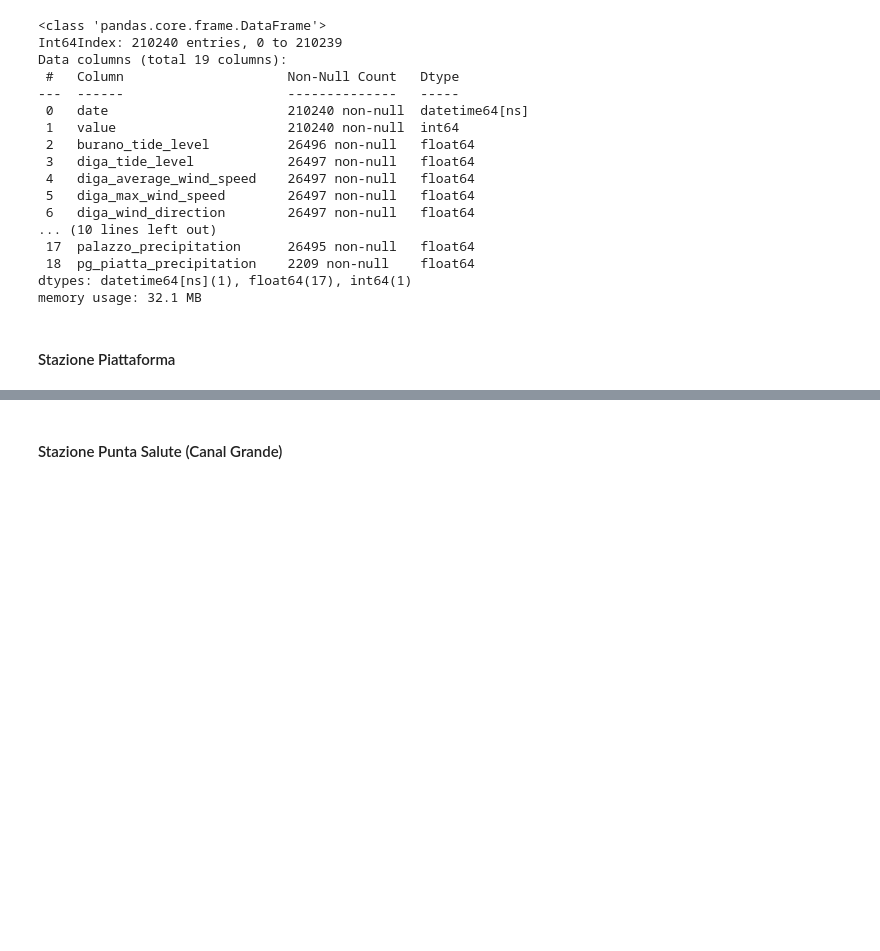
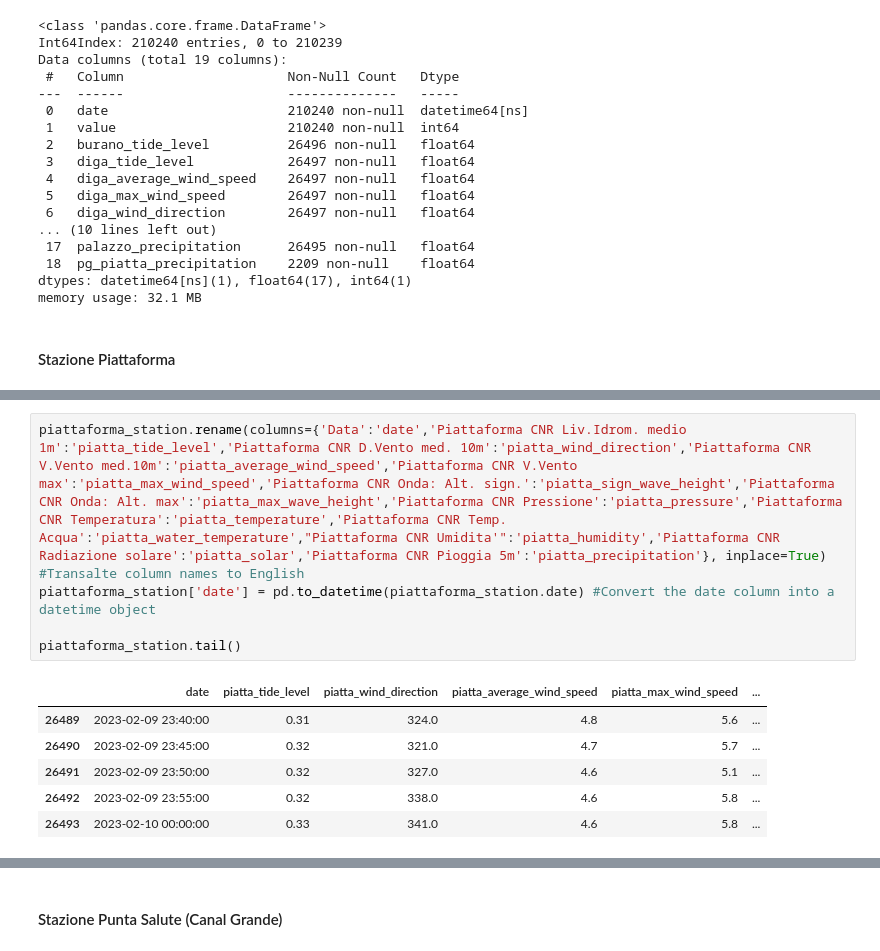
Before and after one commit to cyrilmichino/venice-meteo-analysis, a Jupyter notebook: notebook.ipynb, the cells around one changed output, grey strips where cells are left out. Cells and saved outputs as stored; diff of their text form; blank space fills up the shorter version.

Commit message:
Piattaforma Stazione Data Consolidation

```diff
--- a/notebook.ipynb
+++ b/notebook.ipynb
@@ -535,3 +535,15 @@ piattaforma_station.head()
 | 2 | 2022-11-10 00:10:00 | 0.63 | 32.0 | 6.6 | 7.6 | ... |
 | 3 | 2022-11-10 00:15:00 | 0.62 | 36.0 | 6.8 | 7.1 | ... |
 | 4 | 2022-11-10 00:20:00 | 0.61 | 35.0 | 6.8 | 7.8 | ... |
+# %%
+piattaforma_station.rename(columns={'Data':'date','Piattaforma CNR Liv.Idrom. medio 1m':'piatta_tide_level','Piattaforma CNR D.Vento med. 10m':'piatta_wind_direction','Piattaforma CNR V.Vento med.10m':'piatta_average_wind_speed','Piattaforma CNR V.Vento max':'piatta_max_wind_speed','Piattaforma CNR Onda: Alt. sign.':'piatta_sign_wave_height','Piattaforma CNR Onda: Alt. max':'piatta_max_wave_height','Piattaforma CNR Pressione':'piatta_pressure','Piattaforma CNR Temperatura':'piatta_temperature','Piattaforma CNR Temp. Acqua':'piatta_water_temperature',"Piattaforma CNR Umidita'":'piatta_humidity','Piattaforma CNR Radiazione solare':'piatta_solar','Piattaforma CNR Pioggia 5m':'piatta_precipitation'}, inplace=True) #Transalte column names to English
+piattaforma_station['date'] = pd.to_datetime(piattaforma_station.date) #Convert the date column into a datetime object
+
+piattaforma_station.tail()
+# %% [output]
+|  | date | piatta_tide_level | piatta_wind_direction | piatta_average_wind_speed | piatta_max_wind_speed | ... |
+| 26489 | 2023-02-09 23:40:00 | 0.31 | 324.0 | 4.8 | 5.6 | ... |
+| 26490 | 2023-02-09 23:45:00 | 0.32 | 321.0 | 4.7 | 5.7 | ... |
+| 26491 | 2023-02-09 23:50:00 | 0.32 | 327.0 | 4.6 | 5.1 | ... |
+| 26492 | 2023-02-09 23:55:00 | 0.32 | 338.0 | 4.6 | 5.8 | ... |
+| 26493 | 2023-02-10 00:00:00 | 0.33 | 341.0 | 4.6 | 5.8 | ... |
```
Also changed, not shown: parts of 3 cells of this notebook.
